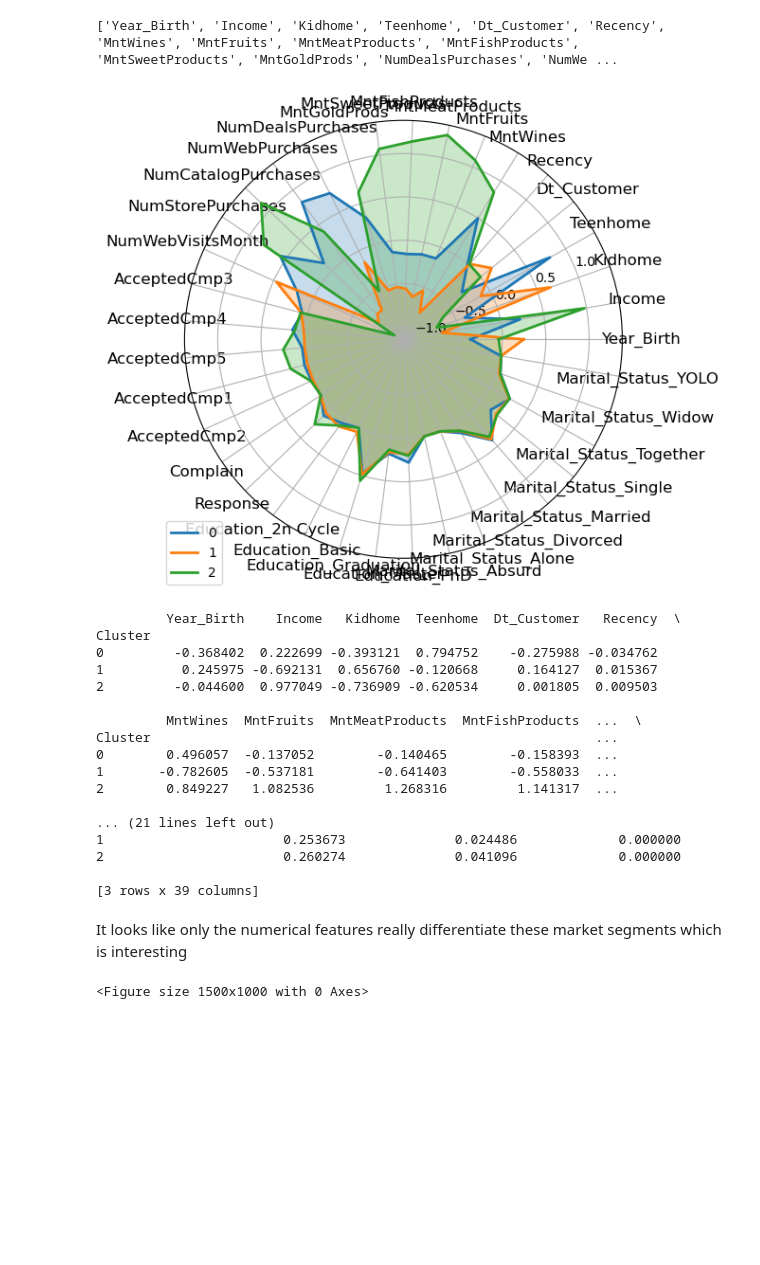
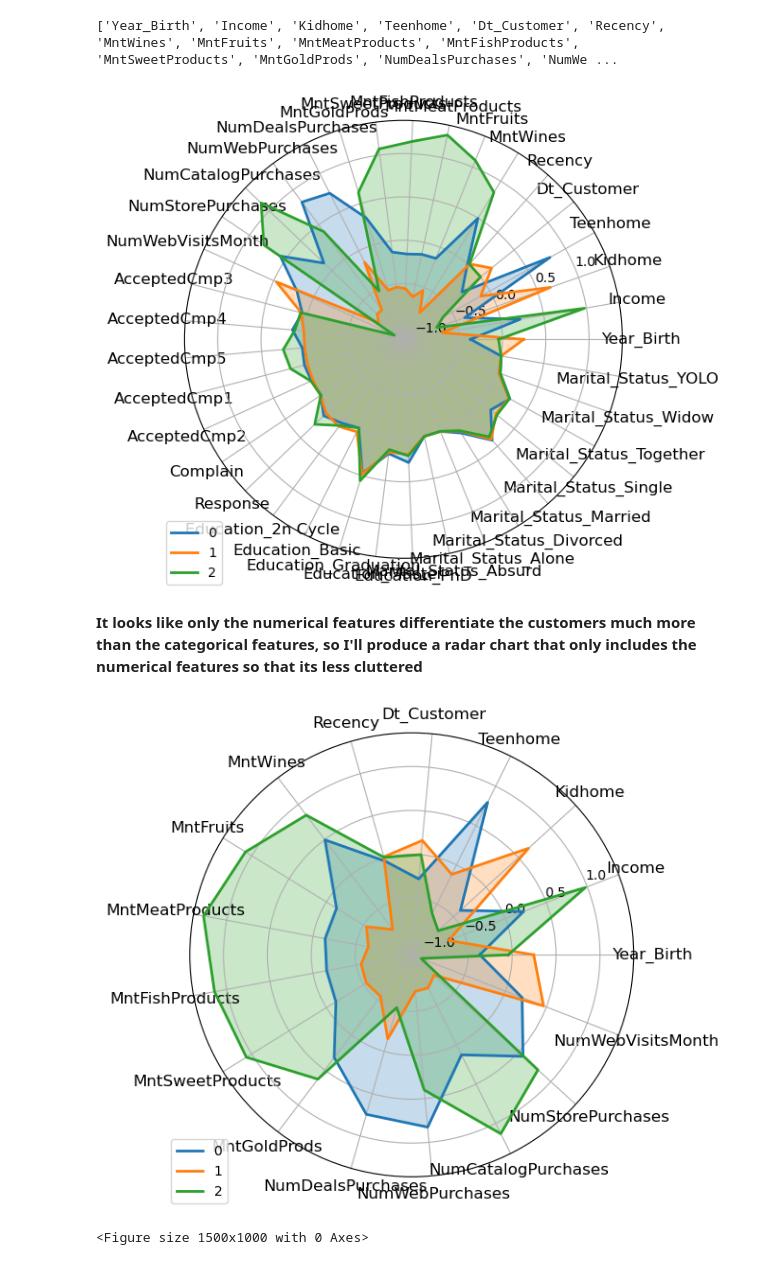
Before and after one commit to Tsharkowill/market_segment_analysis, a Jupyter notebook: data_analysis/market_segment_analysis.ipynb, the cells around one changed output. Saved outputs shown, nothing was run; the diff lists cells and outputs as text; code cells hidden in the pictures; blank space fills up the shorter version.

```diff
--- a/data_analysis/market_segment_analysis.ipynb
+++ b/data_analysis/market_segment_analysis.ipynb
@@ -247,7 +247,7 @@ inertia = []
 k_range = range(1, 11)
 
 for k in k_range:
-    kmeans = KMeans(n_clusters=k, random_state=42)
+    kmeans = KMeans(n_clusters=k, random_state=42, n_init=10)
     kmeans.fit(pca_data)
     inertia.append(kmeans.inertia_)
 
@@ -263,7 +263,7 @@ plt.show()
 # %%
 # Choose the optimal number of clusters and fit the model
 optimal_clusters = 3  # Change this based on the elbow plot
-kmeans = KMeans(n_clusters=optimal_clusters, random_state=42)
+kmeans = KMeans(n_clusters=optimal_clusters, random_state=42, n_init=10)
 clusters = kmeans.fit_predict(pca_data)
 
 # Add the cluster labels to the original data
@@ -352,29 +352,24 @@ selected_clusters = cluster_averages.loc[cluster_ids_to_compare, all_features]
 
 # Create radar chart for the selected clusters
 create_radar_chart(selected_clusters.values, all_features, cluster_ids_to_compare)
-
-print(cluster_averages)
 # %% [output]
 [figure]
-         Year_Birth    Income   Kidhome  Teenhome  Dt_Customer   Recency  \
-Cluster
-0         -0.368402  0.222699 -0.393121  0.794752    -0.275988 -0.034762
-1          0.245975 -0.692131  0.656760 -0.120668     0.164127  0.015367
-2         -0.044600  0.977049 -0.736909 -0.620534     0.001805  0.009503
-
-         MntWines  MntFruits  MntMeatProducts  MntFishProducts  ...  \
-Cluster                                                         ...
-0        0.496057  -0.137052        -0.140465        -0.158393  ...
-1       -0.782605  -0.537181        -0.641403        -0.558033  ...
-2        0.849227   1.082536         1.268316         1.141317  ...
-
-... (21 lines left out)
-1                       0.253673              0.024486             0.000000
-2                       0.260274              0.041096             0.000000
-
-[3 rows x 39 columns]
 # %% [markdown]
-It looks like only the numerical features really differentiate these market segments which is interesting
+**It looks like only the numerical features differentiate the customers much more than the categorical features, so I'll produce a radar chart that only includes the numerical features so that its less cluttered**
+# %%
+# Create data frame with only numerical features
+scaled_data_numerical = scaled_data[['Cluster'] + numerical_features]
+
+# Calculate the average values for each cluster
+cluster_averages_numerical = scaled_data_numerical.groupby('Cluster').mean()
+
+# Get the data for selected clusters
+selected_clusters_numerical = cluster_averages_numerical.loc[cluster_ids_to_compare, numerical_features]
+
+# Create radar chart for the selected clusters
+create_radar_chart(selected_clusters_numerical.values, numerical_features, cluster_ids_to_compare)
+# %% [output]
+[figure, added]
 # %%
 # Add the cluster labels to the original dataset
 customer_data['Cluster'] = scaled_data['Cluster'].values
```
Also changed, not shown: parts of 1 cell of this notebook, 1 other file.
